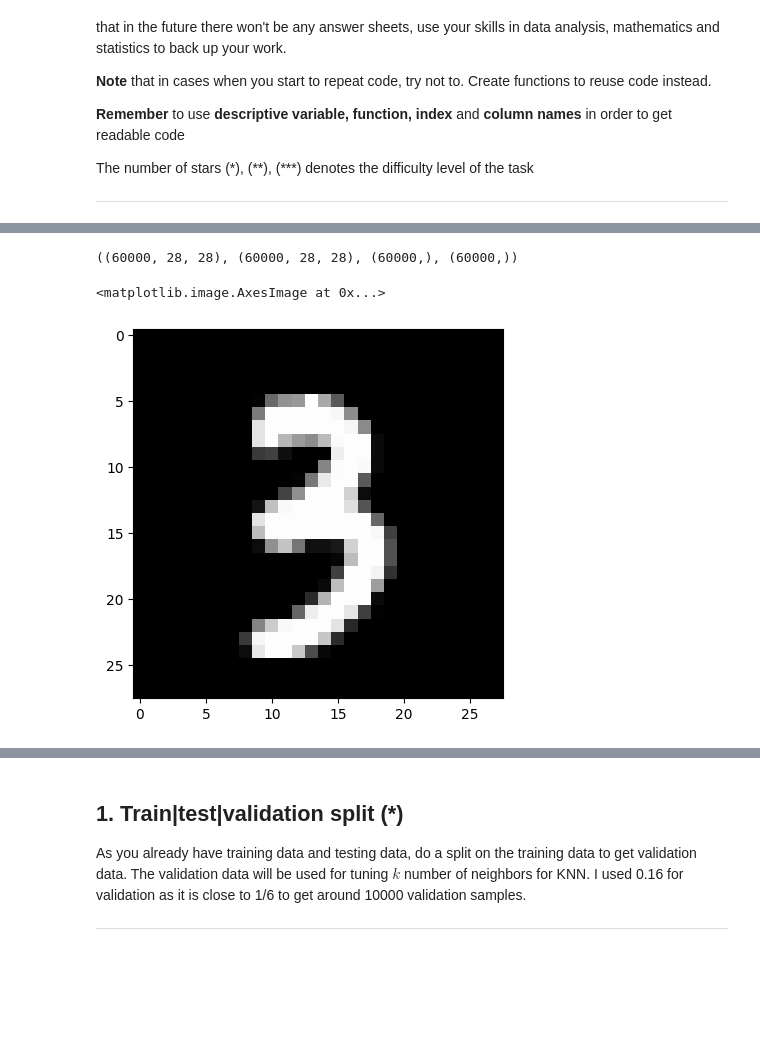
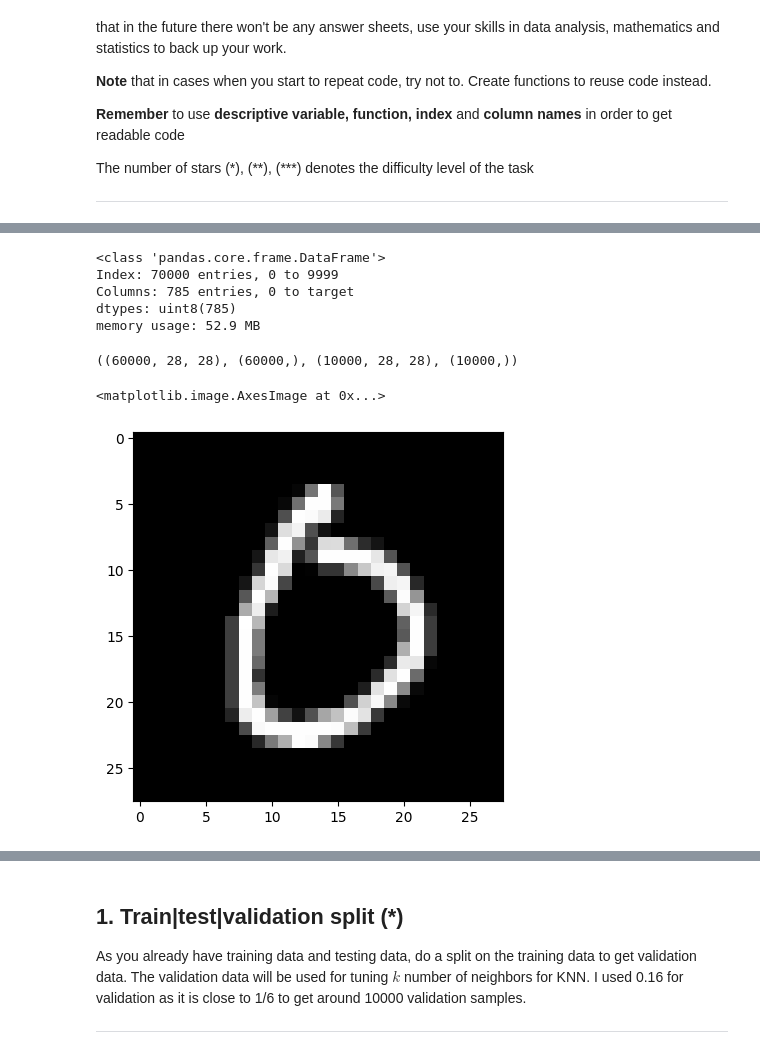
Before and after one commit to nabil0n/MachineLearning-Isak-Andersson, a Jupyter notebook: Exercises/E04_KNN.ipynb, the cells around one changed output, grey strips where cells are left out. Drawn from its saved outputs; the diff is of its cells as text; code cells hidden in the pictures; blank space fills up the shorter version.

```diff
--- a/Exercises/E04_KNN.ipynb
+++ b/Exercises/E04_KNN.ipynb
@@ -23,6 +23,8 @@ import numpy as np
 import matplotlib.pyplot as plt
 import pandas as pd
 import seaborn as sns
+
+mnist = keras.datasets.mnist.load_data()
 # %% [markdown]
 ## 0. MNIST data (*)
 
@@ -66,0 +66,8 @@ e) Shape: X_train: (60000, 784), X_test: (10000, 784)
+# %%
+# a)
+df_x = pd.DataFrame(mnist[0][0].reshape(60000, 28*28))
+df_x['target'] = mnist[0][1]
+df_y = pd.DataFrame(mnist[1][0].reshape(10000, 28*28))
+df_y['target'] = mnist[1][1]
+# mnist[1][1].shape
+display(df_x.head(), df_y.head())
@@ -67,18 +89,29 @@ e) Shape: X_train: (60000, 784), X_test: (10000, 784)
+# %%
+df = pd.concat([df_x, df_y])
+df.info()
+# %% [output]
+<class 'pandas.core.frame.DataFrame'>
+Index: 70000 entries, 0 to 9999
+Columns: 785 entries, 0 to target
+dtypes: uint8(785)
+memory usage: 52.9 MB
 # %%
 # b)
-(X_train, y_train), (X_test, y_test) = keras.datasets.mnist.load_data()
-X_train.shape, X_train.shape, y_train.shape, y_train.shape
+(X_train, y_train), (X_test, y_test) = mnist
+X_train.shape, y_train.shape, X_test.shape, y_test.shape
 
+# c)
 # 60000 bilder, alla med 28x28 pixlar
 # %% [output]
-((60000, 28, 28), (60000, 28, 28), (60000,), (60000,))
+((60000, 28, 28), (60000,), (10000, 28, 28), (10000,))
 # %%
 # d)
-sample = X_train[np.random.randint(0, X_train.shape[0])]
-plt.imshow(sample, cmap='gray')
+sample = df.iloc[np.random.randint(1,69999), :-1].values.reshape(28, 28)
+plt.imshow(sample, cmap='gray', label='sample')
+# plt.suptitle(f'{sample['target']}')
 # %% [output]
 <matplotlib.image.AxesImage at 0x...>
-[figure, old version]
+[figure, new version]
 # %%
 # Matrisen visar varje värde från 0-255 där 0 är svart och 255 är vitt.
 sns.heatmap(sample, cmap='gray', cbar=False)
```
Also changed, not shown: parts of 8 cells of this notebook, 1 other file.
